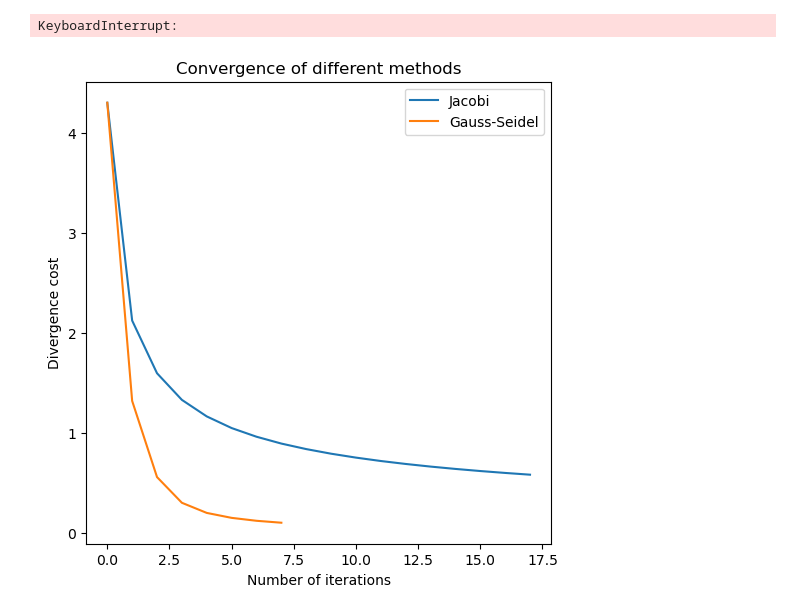
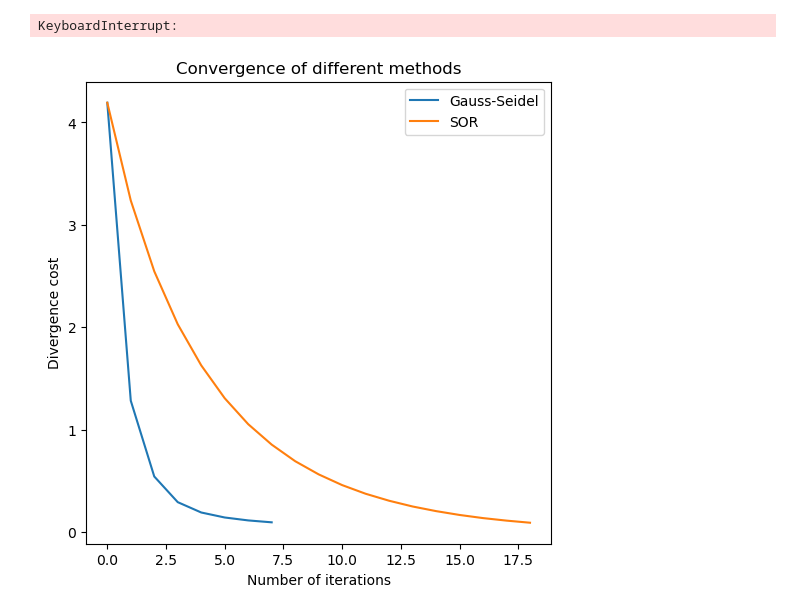
Before and after one commit to vapsik/Interactive_Fluid_Simulations, a Jupyter notebook: Prototypes/fluidsim-prototype_in_progress.ipynb, the cells around one changed output. Saved outputs shown, nothing was run; the diff lists cells and outputs as text; code cells hidden in the pictures.

```diff
--- a/Prototypes/fluidsim-prototype_in_progress.ipynb
+++ b/Prototypes/fluidsim-prototype_in_progress.ipynb
@@ -280,7 +280,7 @@ class SuccessiveOverRelaxationCFD(FluidOperations):
         super().__init__(Nx, Ny, h, delta_time)
         rhoGS = (np.cos(np.pi/self.Ny) + np.cos(np.pi/self.Nx))/2
         omega = 2/(1+np.sqrt(1-rhoGS**2))
-        self.MagicNumber = omega
+        self.MagicNumber = 1.7#omega #or try 1.7
 
 
     #solves for hopefully divergence-free pressure and saves it into the class's pressure
@@ -313,7 +313,7 @@ class SuccessiveOverRelaxationCFD(FluidOperations):
 
                     if denom > 0:
                         p_GS = (1/denom) * (sum_neighbors - w * divu[i,j])
-                        p_next[i,j] = (1 - omega) * (1/denom) * p_next[i,j] + omega * p_GS
+                        p_next[i,j] = (1 - omega) * p_next[i,j] + omega * p_GS
 
         self.pressure = p_next.copy()
 
@@ -327,8 +333,8 @@ dt = 0.01 # seconds
 
 #N_x = N_y = 100 #
 #setting the discrete dimensions of the domain
-N_y1 = 100
-N_x1 = 100
+N_y1 = 15*6
+N_x1 = 15*6
 
 m_JacobiCFD = JacobiCFD(N_x1, N_y1, h, dt)
 m_GaussSeidelCFD = GaussSeidelCFD(N_x1, N_y1, h, dt)
@@ -661,12 +667,12 @@ divSOR = np.array(divSOR)
 # %%
 plt.figure(figsize=(6,6))
 plt.title("Convergence of different methods")
-plt.plot(divJ, label = "Jacobi")
+#plt.plot(divJ, label = "Jacobi")
 plt.plot(divGS, label = "Gauss-Seidel")
-#plt.plot(divSOR, label = "SOR")
+plt.plot(divSOR, label = "SOR")
 plt.ylabel("Divergence cost")
 plt.xlabel("Number of iterations")
 plt.legend()
 plt.show()
 # %% [output]
-[figure, old version]
+[figure, new version]
```
Also changed, not shown: parts of 2 cells of this notebook.
